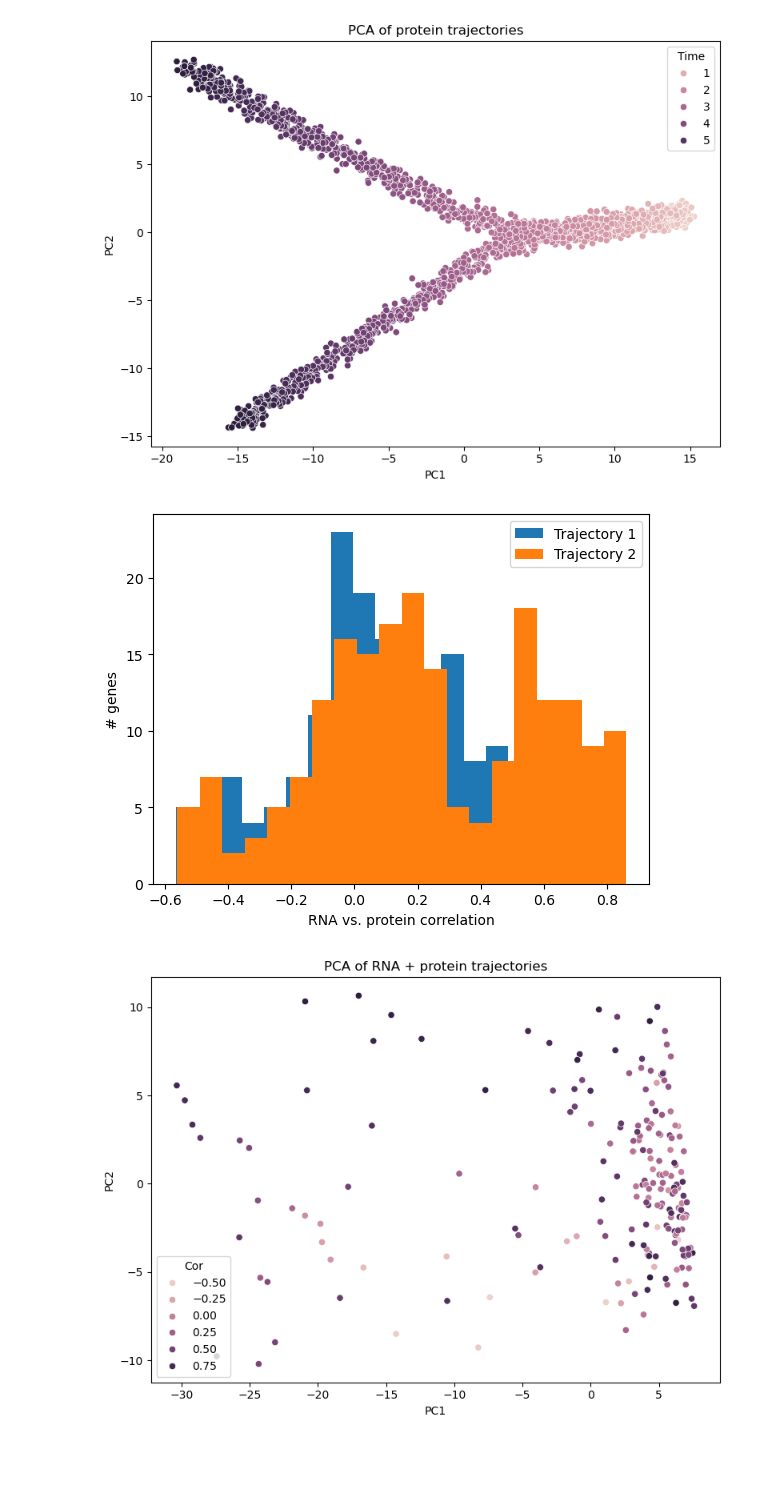
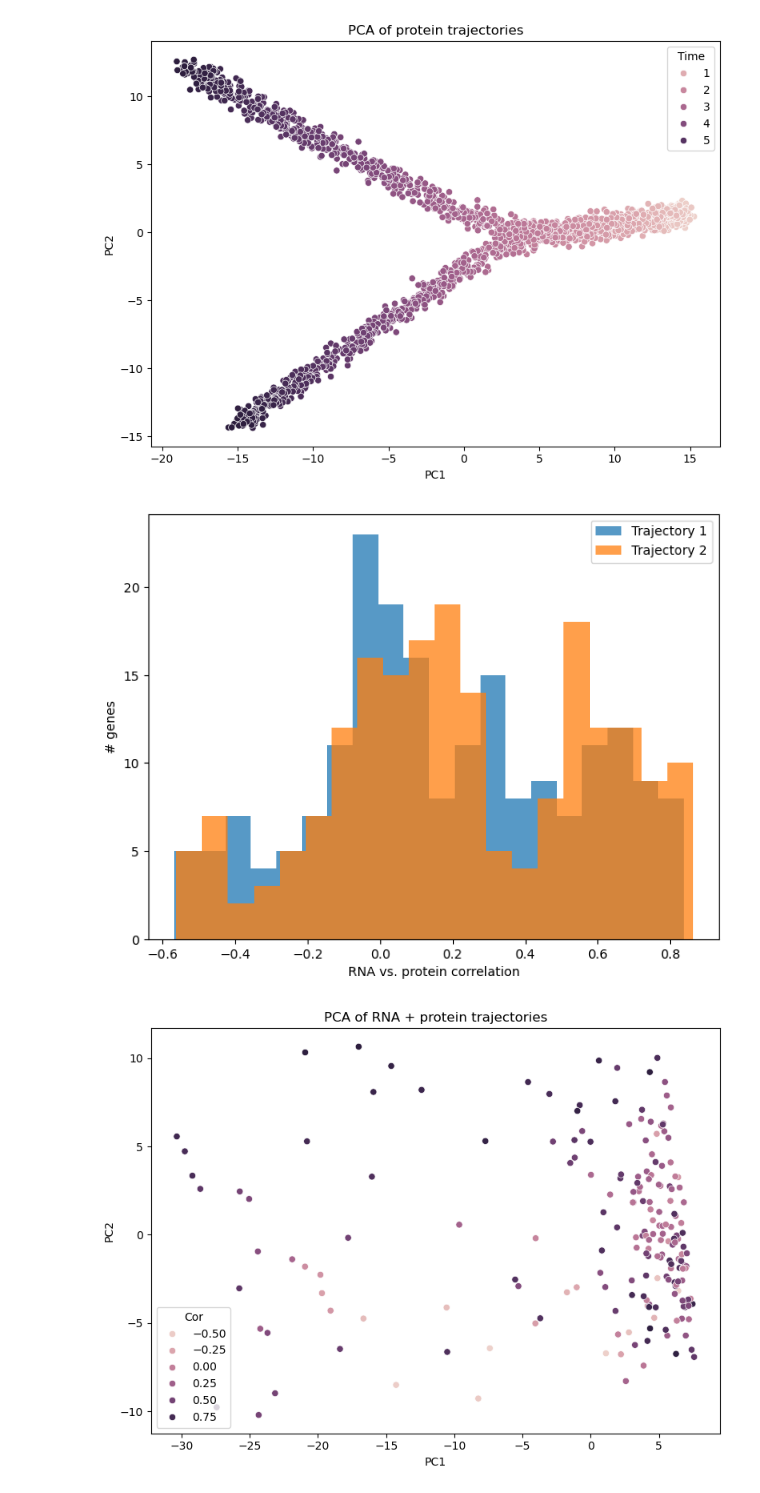
Before and after one commit to reliscu/chronocell_simulations, a Jupyter notebook: simulate_data.ipynb, the cells around one changed output. Saved outputs shown, nothing was run; the diff lists cells and outputs as text; code cells hidden in the pictures; blank space fills up the shorter version.

Commit message:
refining plots/anlayses

```diff
--- a/simulate_data.ipynb
+++ b/simulate_data.ipynb
@@ -217,14 +222,16 @@ for i in range(p):
 
 data = pd.DataFrame(rows)
 # %%
+plt.figure(figsize=(8, 6))
+
 for i in set(map(int, true_l)):
-    plt.hist(data[f'Cor {i + 1}'], bins=20, label=f"Trajectory {i + 1}");
+    plt.hist(data[f'Cor {i + 1}'], bins=20, label=f"Trajectory {i + 1}", alpha=0.75);
 
 plt.xlabel("RNA vs. protein correlation");
 plt.ylabel("# genes");
 plt.legend();
 # %% [output]
-[figure, old version]
+[figure, new version]
 # %%
 # PCA on genes
 
```
Also changed, not shown: parts of 7 cells of this notebook, 1 other file.
